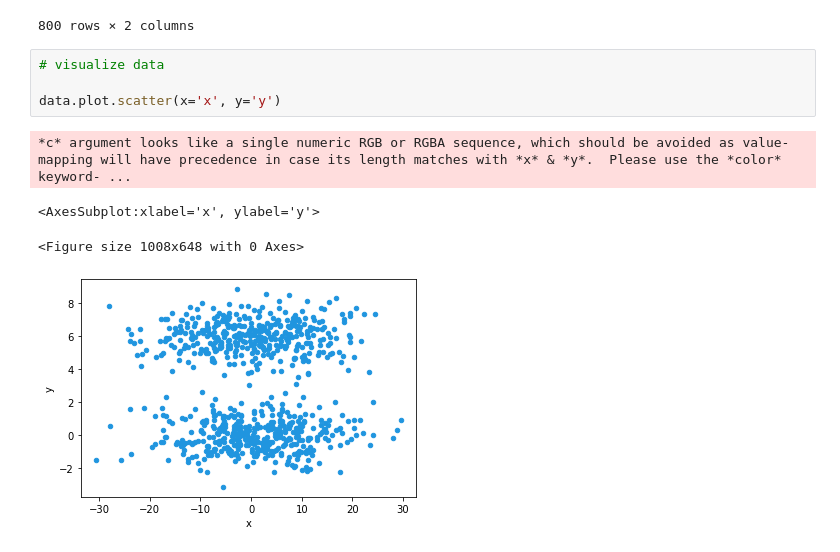
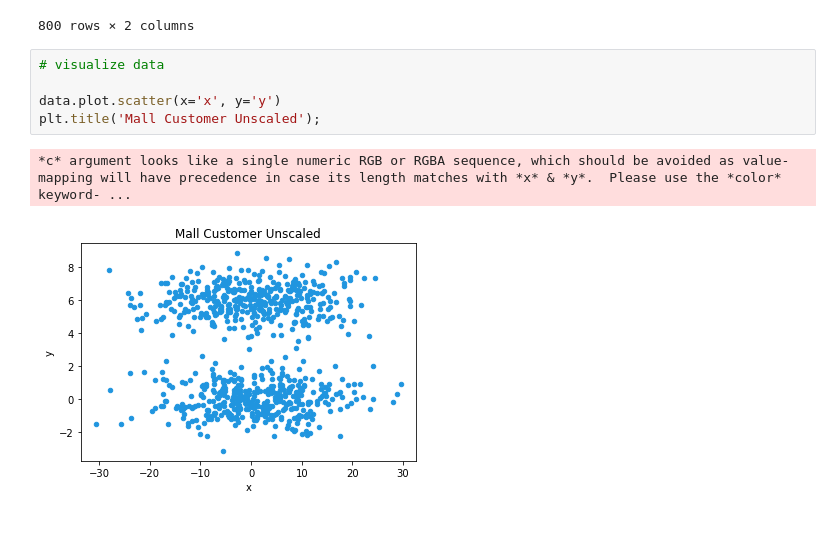
Before and after one commit to VelasquezAlejandro044/clustering-exercises, a Jupyter notebook: modeling.ipynb, the cells around one changed output. Drawn from its saved outputs; the diff is of its cells as text.

```diff
--- a/modeling.ipynb
+++ b/modeling.ipynb
@@ -454,9 +456,8 @@ data
 # %%
 # visualize data
 
 data.plot.scatter(x='x', y='y')
+plt.title('Mall Customer Unscaled');
 # %% [output]
 *c* argument looks like a single numeric RGB or RGBA sequence, which should be avoided as value-mapping will have precedence in case its length matches with *x* & *y*.  Please use the *color* keyword- ...
-<AxesSubplot:xlabel='x', ylabel='y'>
-<Figure size 1008x648 with 0 Axes>
-[figure, old version]
+[figure, new version]
```
Also changed, not shown: parts of 19 cells of this notebook, 1 other file.
